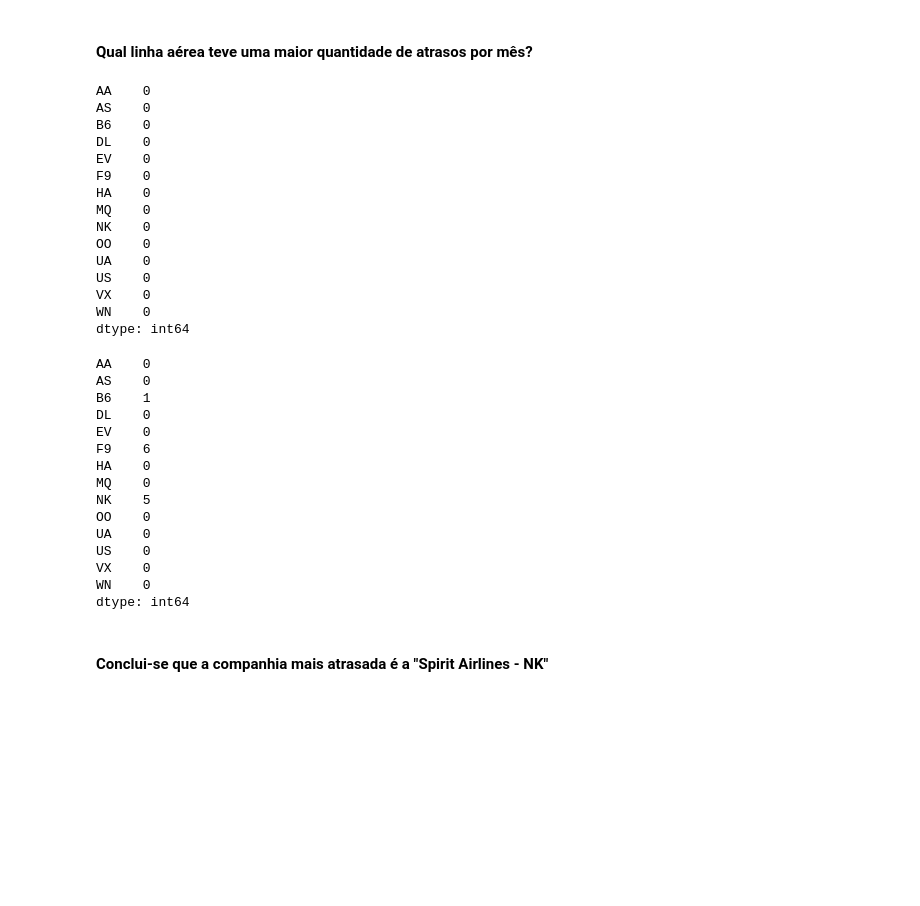
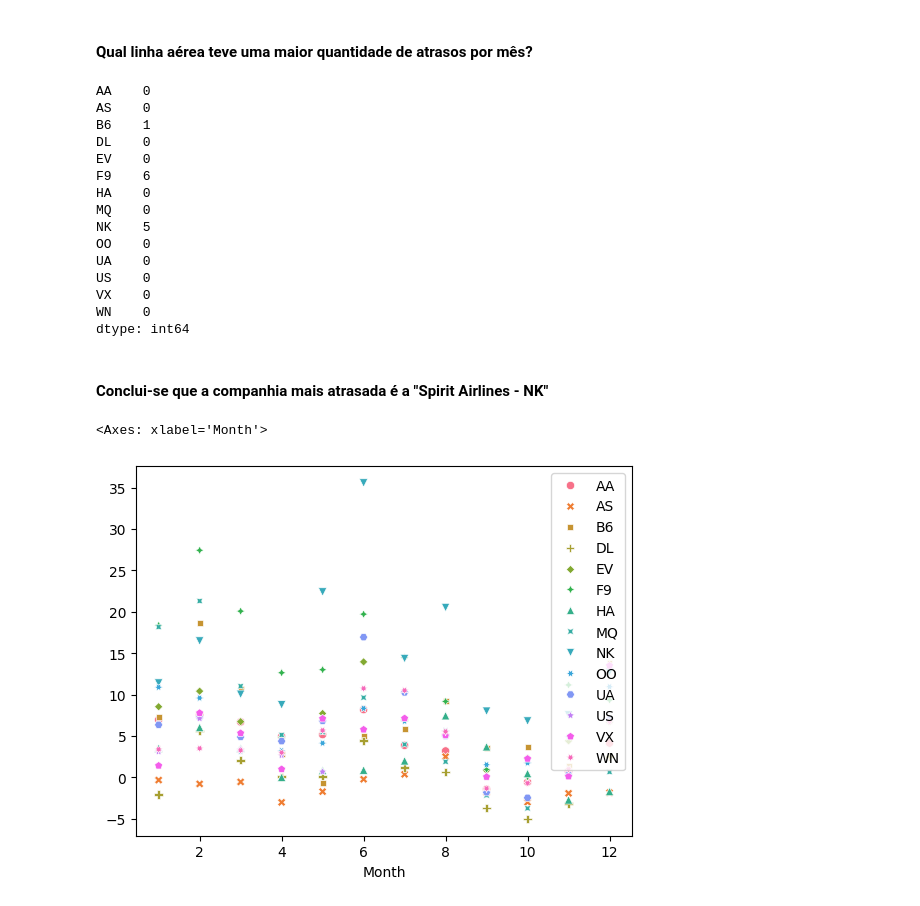
Before and after one commit to dreinerjvsn/pandas-wine, a Jupyter notebook: flights.ipynb, the cells around one changed output. Cells and saved outputs as stored; diff of their text form; code cells hidden in the pictures; blank space fills up the shorter version.

```diff
--- a/flights.ipynb
+++ b/flights.ipynb
@@ -76,48 +76,36 @@ dtype: int64
 # %% [markdown]
 #### Qual linha aérea teve uma maior quantidade de atrasos por mês?
 # %%
-#for linha in len(voos.columns):
 linhas = {}
 for linha in voos.columns:
     linhas[linha] = 0
 atrasados = pd.Series(data=linhas)
 atrasados
+
+for mon in voos.index:
+    atrasado = voos.loc[mon].idxmax()
+    atrasados.loc[atrasado] += 1
+atrasados
 # %% [output]
 AA    0
 AS    0
-B6    0
+B6    1
 DL    0
 EV    0
-F9    0
+F9    6
 HA    0
 MQ    0
-NK    0
+NK    5
 OO    0
 UA    0
 US    0
 VX    0
 WN    0
 dtype: int64
-# %%
-for mon in voos.index:
-    atrasado = voos.loc[mon].idxmax()
-    atrasados.loc[atrasado] += 1
-atrasados
-# %% [output]
-AA    0
-AS    0
-B6    1
-DL    0
-EV    0
-F9    6
-HA    0
-MQ    0
-NK    5
-OO    0
-UA    0
-US    0
-VX    0
-WN    0
-dtype: int64
 # %% [markdown]
 #### Conclui-se que a companhia mais atrasada é a "Spirit Airlines - NK"
+# %%
+sns.scatterplot(data=voos)
+# %% [output]
+<Axes: xlabel='Month'>
+[figure, added]
```
Also changed, not shown: 1 other file.
